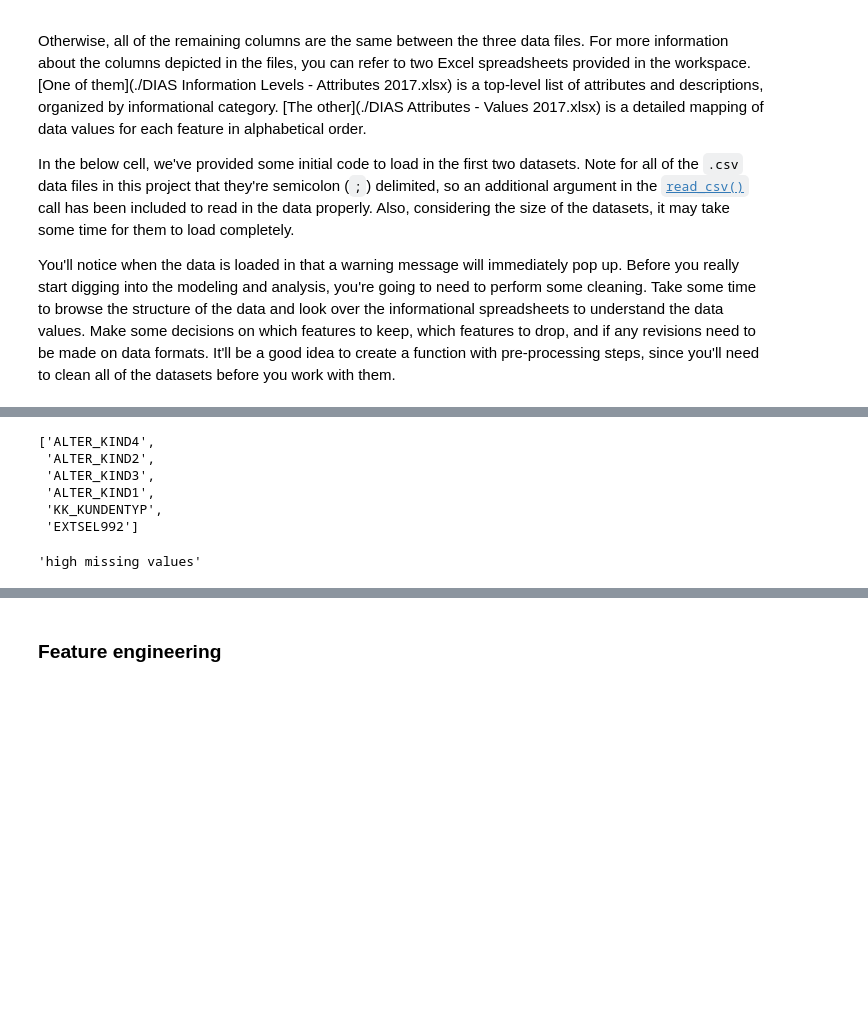
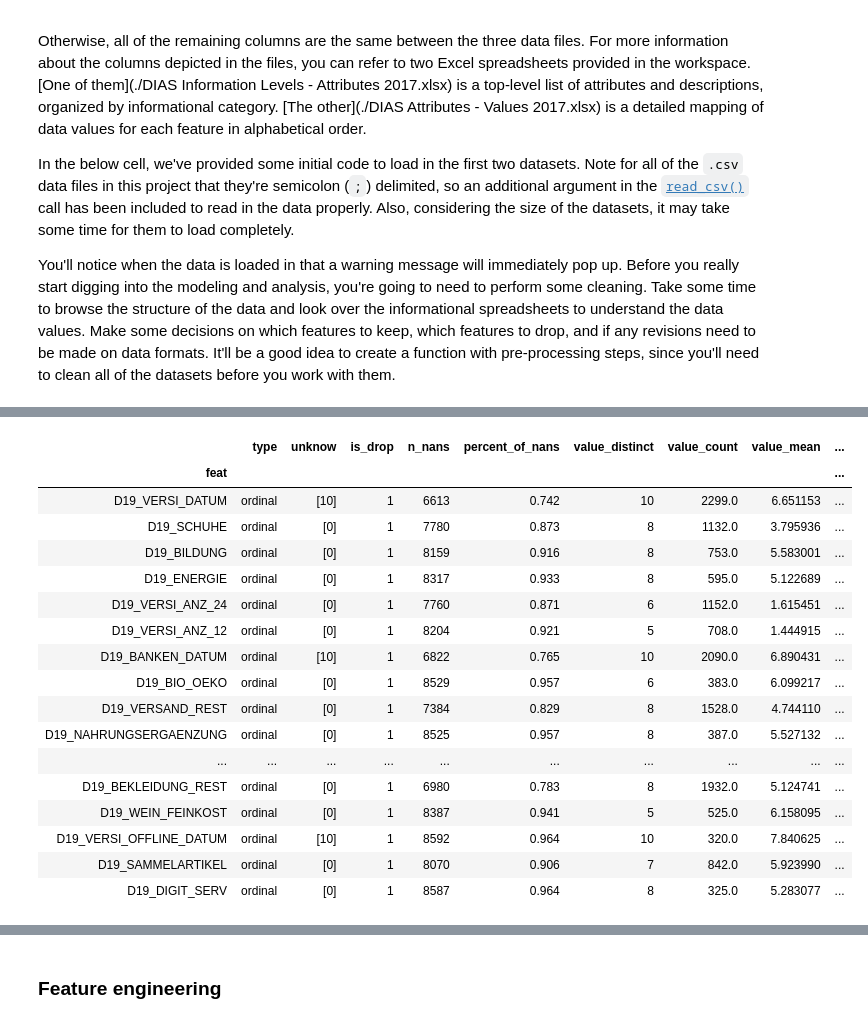
Before and after one commit to binliu-base/udacity-dsnd-capstone-arvato, a Jupyter notebook: Arvato Project Workbook.ipynb, the cells around one changed output, grey strips where cells are left out. Cells and saved outputs as stored; diff of their text form; code cells hidden in the pictures; blank space fills up the shorter version.

```diff
--- a/Arvato Project Workbook.ipynb
+++ b/Arvato Project Workbook.ipynb
@@ -173,5 +198,5 @@ Text(0.5, 1.0, 'Distribution of missing value per column')
 # %%
-thr_col_missing = 0.37
-feats_todrop_azdias = eda_azdias.feat_info.loc[eda_azdias.feat_info.percent_of_nans > thr_col_missing].index
-feats_todrop_azdias
+thr_col_missing = 0.6
+feats_high_missing_azdias = eda_azdias.feat_info.loc[eda_azdias.feat_info.percent_of_nans > thr_col_missing].index
+feats_high_missing_azdias
 # %% [output]
@@ -181,4 +220,4 @@ Index(['ALTER_KIND1', 'ALTER_KIND2', 'ALTER_KIND3', 'ALTER_KIND4', 'EXTSEL992',
 # %%
-feats_todrop_customers = eda_customers.feat_info.loc[eda_customers.feat_info.percent_of_nans >thr_col_missing ].index
-feats_todrop_customers
+feats_high_missing_customers = eda_customers.feat_info.loc[eda_customers.feat_info.percent_of_nans >thr_col_missing ].index
+feats_high_missing_customers
 # %% [output]
@@ -188,5 +244,4 @@ Index(['ALTER_KIND1', 'ALTER_KIND2', 'ALTER_KIND3', 'ALTER_KIND4', 'EXTSEL992',
 # %%
 # # Get features with high missing rates in both datasets
-feats_todrop_comm = set(feats_todrop_customers).intersection(set(feats_todrop_azdias))
-feats_todrop_comm = list(feats_todrop_comm)
-# feats_todrop.extend(feats_todrop_comm)
+feats_high_missing = set(feats_high_missing_azdias).intersection(set(feats_high_missing_customers))
+feats_high_missing
@@ -193,15 +266,27 @@ feats_todrop_comm = list(feats_todrop_comm)
-# %%
-feats_todrop_comm
-# %% [output]
-['ALTER_KIND4',
- 'ALTER_KIND2',
- 'ALTER_KIND3',
- 'ALTER_KIND1',
- 'KK_KUNDENTYP',
- 'EXTSEL992']
-# %%
-drop_reason_dic[1]
-# %% [output]
-'high missing values'
+# %%
+eda_azdias.feat_info.loc[feats_high_missing,'drop_reason'] = drop_reason_dic[1]
+eda_azdias.feat_info.loc[feats_high_missing,'is_drop'] = 1
+
+eda_customers.feat_info.loc[feats_high_missing,'drop_reason'] = drop_reason_dic[1]
+eda_customers.feat_info.loc[feats_high_missing,'is_drop'] = 1
 # %%
-eda_azdias.feat_info.loc[feats_todrop_comm,'drop_reason'] = drop_reason_dic[1]
+eda_azdias.feat_info.loc[feats_high_missing]
+# %% [output]
+|  | type | unknow | is_drop | n_nans | percent_of_nans | value_distinct | value_count | value_mean | ... |
+| feat |  |  |  |  |  |  |  |  | ... |
+| D19_VERSI_DATUM | ordinal | [10] | 1 | 6613 | 0.742 | 10 | 2299.0 | 6.651153 | ... |
+| D19_SCHUHE | ordinal | [0] | 1 | 7780 | 0.873 | 8 | 1132.0 | 3.795936 | ... |
+| D19_BILDUNG | ordinal | [0] | 1 | 8159 | 0.916 | 8 | 753.0 | 5.583001 | ... |
+| D19_ENERGIE | ordinal | [0] | 1 | 8317 | 0.933 | 8 | 595.0 | 5.122689 | ... |
+| D19_VERSI_ANZ_24 | ordinal | [0] | 1 | 7760 | 0.871 | 6 | 1152.0 | 1.615451 | ... |
+| D19_VERSI_ANZ_12 | ordinal | [0] | 1 | 8204 | 0.921 | 5 | 708.0 | 1.444915 | ... |
+| D19_BANKEN_DATUM | ordinal | [10] | 1 | 6822 | 0.765 | 10 | 2090.0 | 6.890431 | ... |
+| D19_BIO_OEKO | ordinal | [0] | 1 | 8529 | 0.957 | 6 | 383.0 | 6.099217 | ... |
+| D19_VERSAND_REST | ordinal | [0] | 1 | 7384 | 0.829 | 8 | 1528.0 | 4.744110 | ... |
+| D19_NAHRUNGSERGAENZUNG | ordinal | [0] | 1 | 8525 | 0.957 | 8 | 387.0 | 5.527132 | ... |
+| ... | ... | ... | ... | ... | ... | ... | ... | ... | ... |
+| D19_BEKLEIDUNG_REST | ordinal | [0] | 1 | 6980 | 0.783 | 8 | 1932.0 | 5.124741 | ... |
+| D19_WEIN_FEINKOST | ordinal | [0] | 1 | 8387 | 0.941 | 5 | 525.0 | 6.158095 | ... |
+| D19_VERSI_OFFLINE_DATUM | ordinal | [10] | 1 | 8592 | 0.964 | 10 | 320.0 | 7.840625 | ... |
+| D19_SAMMELARTIKEL | ordinal | [0] | 1 | 8070 | 0.906 | 7 | 842.0 | 5.923990 | ... |
+| D19_DIGIT_SERV | ordinal | [0] | 1 | 8587 | 0.964 | 8 | 325.0 | 5.283077 | ... |
```
Also changed, not shown: parts of 47 cells of this notebook, 2 other files.
